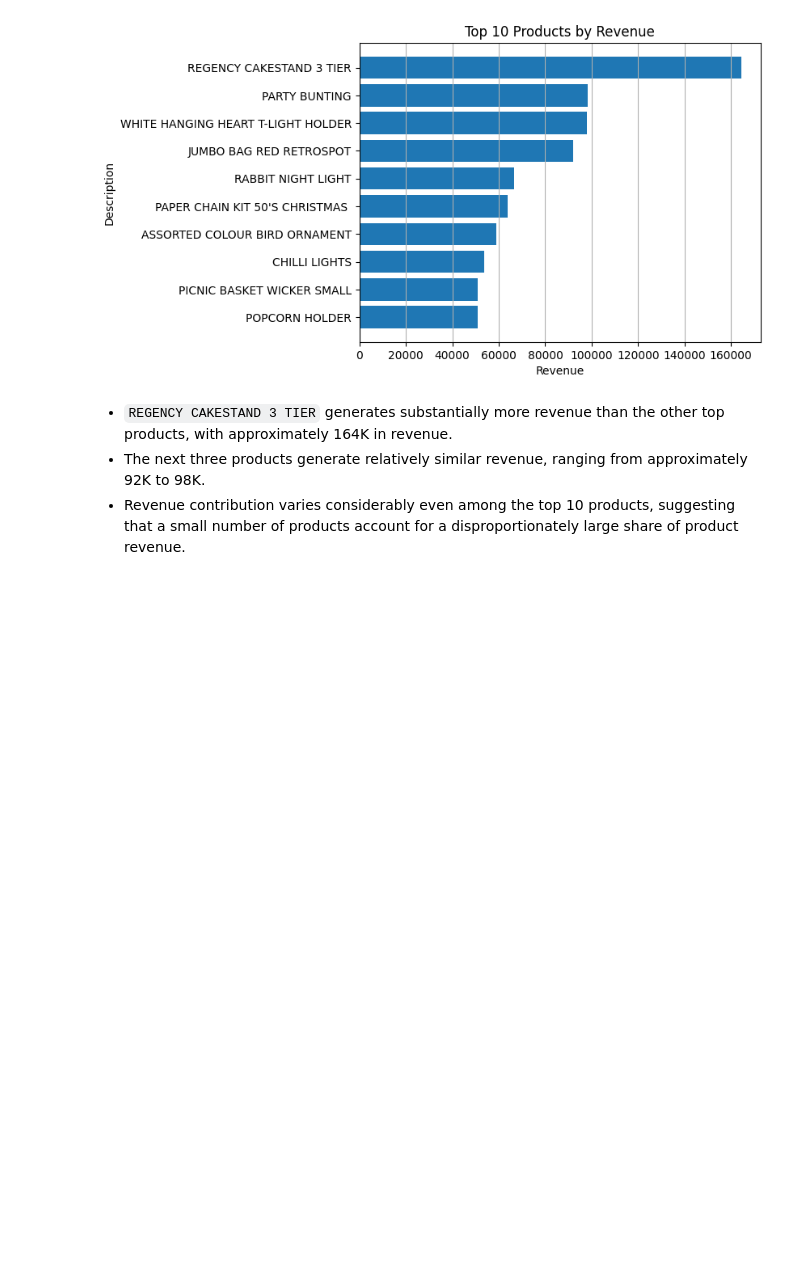
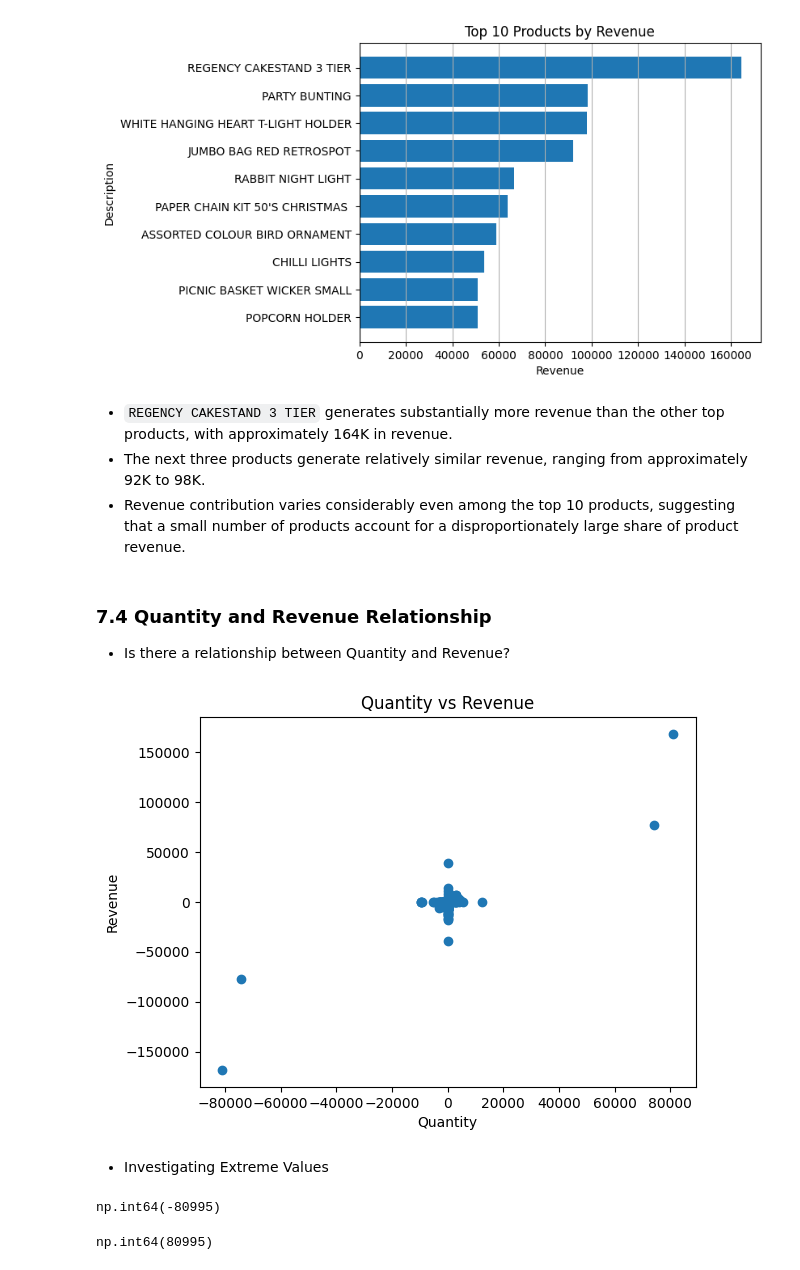
Before and after one commit to aylinshojazade/online-retail-analysis, a Jupyter notebook: analysis.ipynb, the cells around one changed output. Saved outputs shown, nothing was run; the diff lists cells and outputs as text; code cells hidden in the pictures; blank space fills up the shorter version.

Commit message:
Quantity and Revenue relationship analysis

```diff
--- a/analysis.ipynb
+++ b/analysis.ipynb
@@ -882,3 +882,27 @@ plt.show()
 - `REGENCY CAKESTAND 3 TIER` generates substantially more revenue than the other top products, with approximately 164K in revenue.
 - The next three products generate relatively similar revenue, ranging from approximately 92K to 98K.
 - Revenue contribution varies considerably even among the top 10 products, suggesting that a small number of products account for a disproportionately large share of product revenue.
+# %% [markdown]
+### 7.4 Quantity and Revenue Relationship
+
+- Is there a relationship between Quantity and Revenue?
+# %%
+plt.scatter(df["Quantity"], df["Revenue"])
+
+plt.title("Quantity vs Revenue")
+plt.xlabel("Quantity")
+plt.ylabel("Revenue")
+
+plt.show()
+# %% [output]
+[figure, added]
+# %% [markdown]
+- Investigating Extreme Values
+# %%
+df["Quantity"].min()
+# %% [output]
+np.int64(-80995)
+# %%
+df["Quantity"].max()
+# %% [output]
+np.int64(80995)
```
Also changed, not shown: parts of 22 cells of this notebook.
